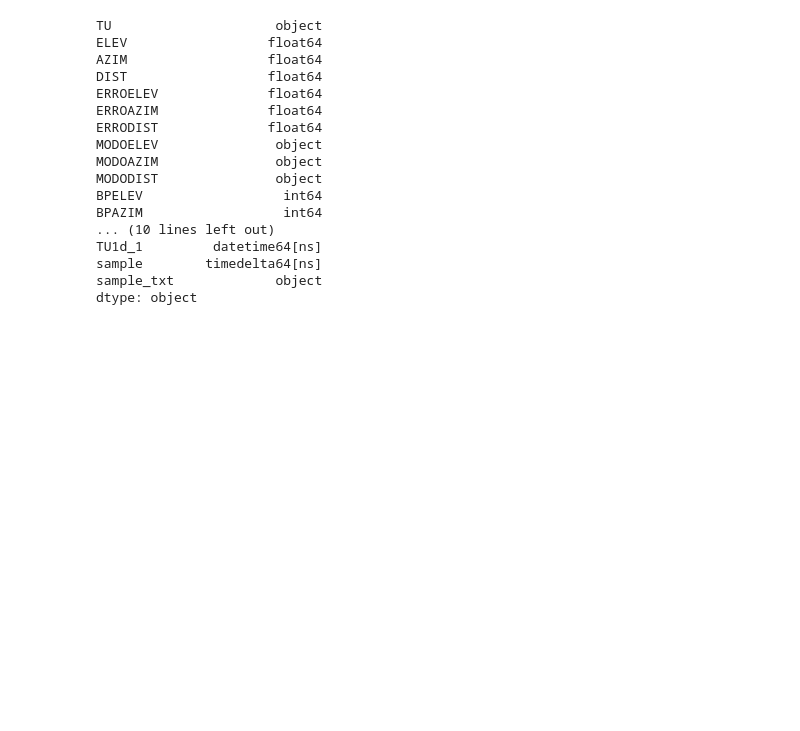
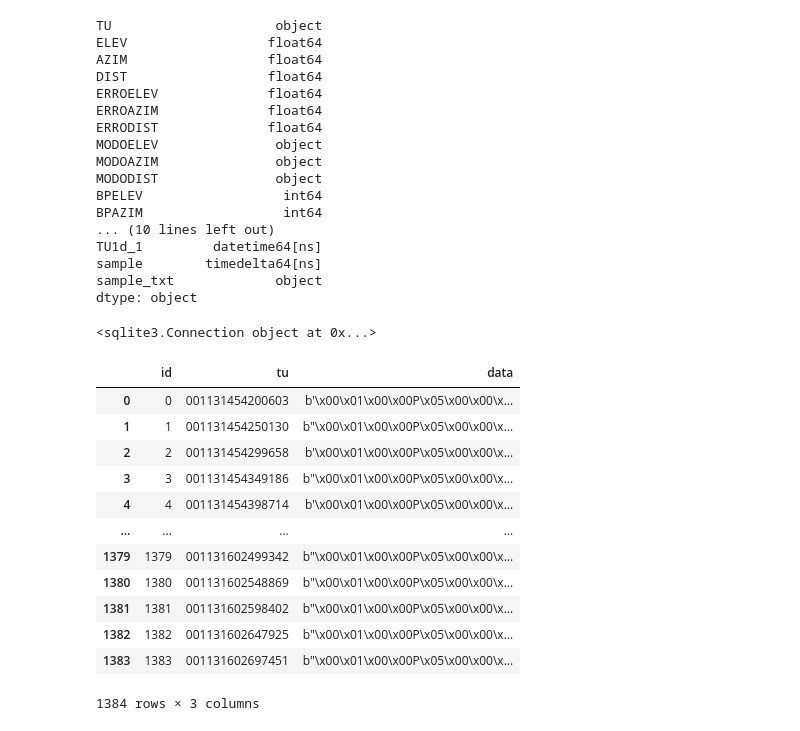
Before and after one commit to francisvalguedes/fetchRadarDataRT, a Jupyter notebook: fetchRadarDataRT.ipynb, the cells around one changed output. Saved outputs shown, nothing was run; the diff lists cells and outputs as text; code cells hidden in the pictures; blank space fills up the shorter version.

```diff
--- a/fetchRadarDataRT.ipynb
+++ b/fetchRadarDataRT.ipynb
@@ -120,3 +120,27 @@ dtype: object
 # df.iloc[541:7443,:]
 # %%
 # df[df['Elev']>5.0]
+# %%
+import sqlite3
+import pandas as pd
+# Create your connection.
+cnx = sqlite3.connect('e_BEARN_BEARN_001131454161321.dat')
+print( cnx)
+
+df = pd.read_sql_query("SELECT * FROM data", cnx)
+df
+# %% [output]
+<sqlite3.Connection object at 0x...>
+|  | id | tu | data |
+| 0 | 0 | 001131454200603 | b'\x00\x01\x00\x00P\x05\x00\x00\x... |
+| 1 | 1 | 001131454250130 | b"\x00\x01\x00\x00P\x05\x00\x00\x... |
+| 2 | 2 | 001131454299658 | b'\x00\x01\x00\x00P\x05\x00\x00\x... |
+| 3 | 3 | 001131454349186 | b"\x00\x01\x00\x00P\x05\x00\x00\x... |
+| 4 | 4 | 001131454398714 | b'\x00\x01\x00\x00P\x05\x00\x00\x... |
+| ... | ... | ... | ... |
+| 1379 | 1379 | 001131602499342 | b"\x00\x01\x00\x00P\x05\x00\x00\x... |
+| 1380 | 1380 | 001131602548869 | b"\x00\x01\x00\x00P\x05\x00\x00\x... |
+| 1381 | 1381 | 001131602598402 | b"\x00\x01\x00\x00P\x05\x00\x00\x... |
+| 1382 | 1382 | 001131602647925 | b"\x00\x01\x00\x00P\x05\x00\x00\x... |
+| 1383 | 1383 | 001131602697451 | b"\x00\x01\x00\x00P\x05\x00\x00\x... |
+1384 rows × 3 columns
```
Also changed, not shown: 1 other file.
